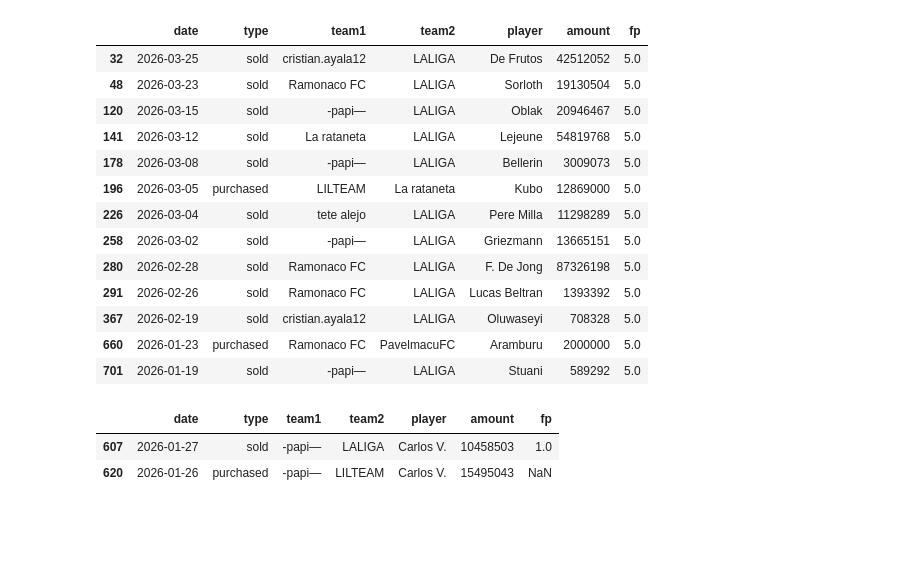
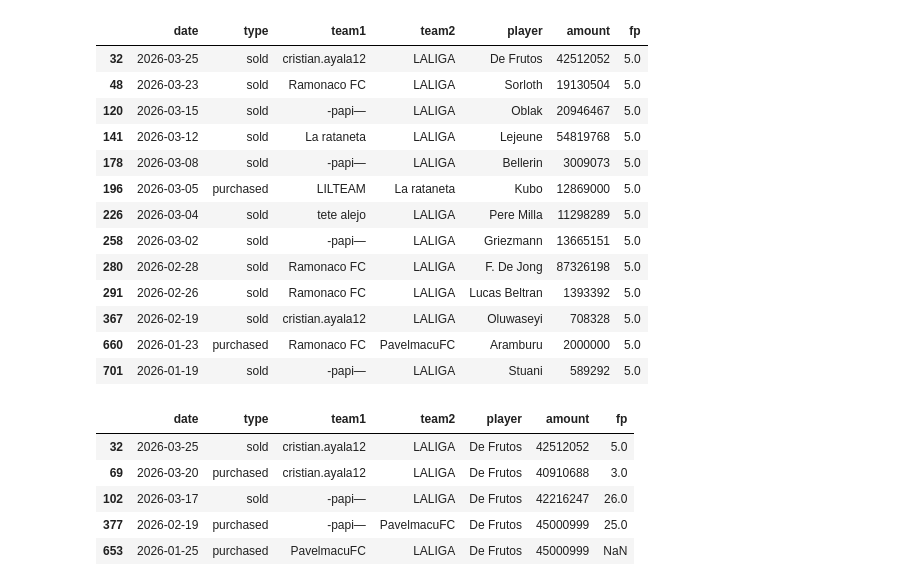
Before and after one commit to josepsanz/tebasstorm, a Jupyter notebook: nb/tebas_report.ipynb, the cells around one changed output. Drawn from its saved outputs; the diff is of its cells as text; code cells hidden in the pictures; blank space fills up the shorter version.

```diff
--- a/nb/tebas_report.ipynb
+++ b/nb/tebas_report.ipynb
@@ -441,3 +480,8 @@ LILTEAM             29
 tete alejo          22
 PavelmacuFC         21
 Name: count, dtype: int64
+# %%
+def player_tracker(player_name):
+    gg = trading_df.groupby('player')
+    player = gg.get_group(player_name)
+    display(player)
@@ -458,12 +504,24 @@ targets[targets['fp'] == 5]
 | 367 | 2026-02-19 | sold | cristian.ayala12 | LALIGA | Oluwaseyi | 708328 | 5.0 |
 | 660 | 2026-01-23 | purchased | Ramonaco FC | PavelmacuFC | Aramburu | 2000000 | 5.0 |
 | 701 | 2026-01-19 | sold | -papi— | LALIGA | Stuani | 589292 | 5.0 |
-# %%
-player_name = 'Carlos V.'
-gg = trading_df.groupby('player')
-player = gg.get_group(player_name)
-display(player)
-# %% [output]
-|  | date | type | team1 | team2 | player | amount | fp |
-| 607 | 2026-01-27 | sold | -papi— | LALIGA | Carlos V. | 10458503 | 1.0 |
-| 620 | 2026-01-26 | purchased | -papi— | LILTEAM | Carlos V. | 15495043 | NaN |
+# %%
+#player_tracker('Stuani')
+#player_tracker('Aramburu')
+#player_tracker('Oluwaseyi')
+#player_tracker('Lucas Beltran')
+#player_tracker('F. De Jong')
+#player_tracker('Griezmann')
+#player_tracker('Pere Milla')
+#player_tracker('Kubo')
+#player_tracker('Bellerin')
+#player_tracker('Lejeune')
+#player_tracker('Oblak')
+#player_tracker('Sorloth')
+player_tracker('De Frutos')
+# %% [output]
+|  | date | type | team1 | team2 | player | amount | fp |
+| 32 | 2026-03-25 | sold | cristian.ayala12 | LALIGA | De Frutos | 42512052 | 5.0 |
+| 69 | 2026-03-20 | purchased | cristian.ayala12 | LALIGA | De Frutos | 40910688 | 3.0 |
+| 102 | 2026-03-17 | sold | -papi— | LALIGA | De Frutos | 42216247 | 26.0 |
+| 377 | 2026-02-19 | purchased | -papi— | PavelmacuFC | De Frutos | 45000999 | 25.0 |
+| 653 | 2026-01-25 | purchased | PavelmacuFC | LALIGA | De Frutos | 45000999 | NaN |
```
Also changed, not shown: parts of 25 cells of this notebook.
